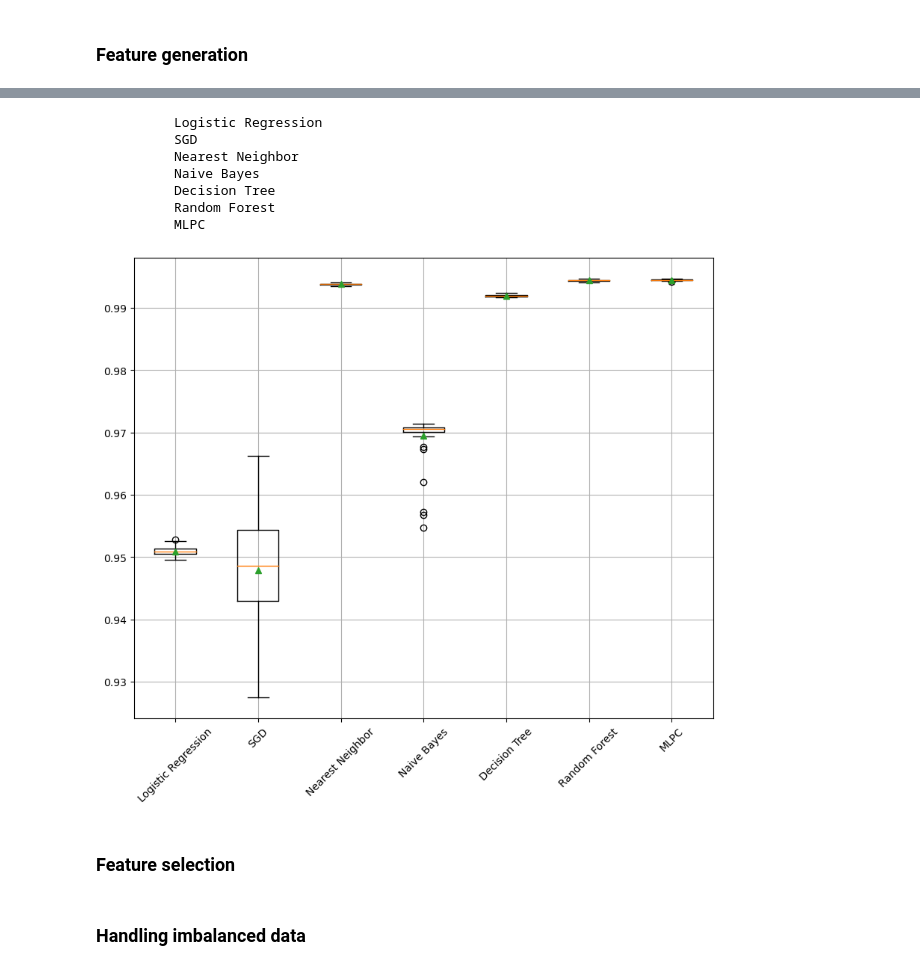
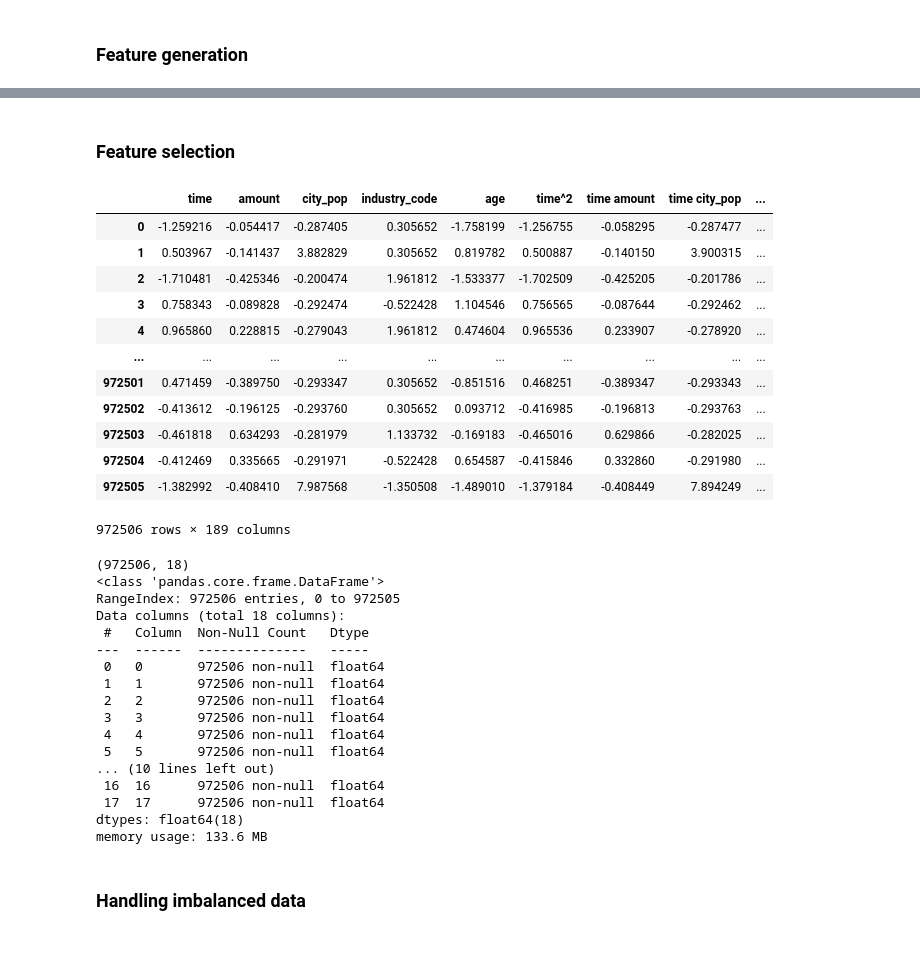
Before and after one commit to ArtemAntonov/Credit-Card-Transactions-Fraud-Detection, a Jupyter notebook: 2. Preprocessing.ipynb, the cells around one changed output, grey strips where cells are left out. Saved outputs shown, nothing was run; the diff lists cells and outputs as text; code cells hidden in the pictures.

```diff
--- a/2. Preprocessing.ipynb
+++ b/2. Preprocessing.ipynb
@@ -184,13 +104,48 @@ numpy.core._exceptions._ArrayMemoryError: Unable to allocate 1.04 GiB for an arr
-# %%
-evaluate(X_train, y_train)
-# %% [output]
-          Logistic Regression
-          SGD
-          Nearest Neighbor
-          Naive Bayes
-          Decision Tree
-          Random Forest
-          MLPC
-[figure, removed]
 # %% [markdown]
 ### Feature selection
+# %%
+X_train_num = pd.DataFrame(StandardScaler().fit_transform(X_train_num), columns=X_train_num.columns)
+# %%
+enc = OneHotEncoder(drop='first', sparse_output=False, dtype=bool)
+X_train_cat = pd.DataFrame(enc.fit_transform(X_train_cat), columns=enc.get_feature_names_out())
+# %%
+X_train = pd.concat([X_train_num, X_train_cat], axis=1)
+# %%
+X_train
+# %% [output]
+|  | time | amount | city_pop | industry_code | age | time^2 | time amount | time city_pop | ... |
+| 0 | -1.259216 | -0.054417 | -0.287405 | 0.305652 | -1.758199 | -1.256755 | -0.058295 | -0.287477 | ... |
+| 1 | 0.503967 | -0.141437 | 3.882829 | 0.305652 | 0.819782 | 0.500887 | -0.140150 | 3.900315 | ... |
+| 2 | -1.710481 | -0.425346 | -0.200474 | 1.961812 | -1.533377 | -1.702509 | -0.425205 | -0.201786 | ... |
+| 3 | 0.758343 | -0.089828 | -0.292474 | -0.522428 | 1.104546 | 0.756565 | -0.087644 | -0.292462 | ... |
+| 4 | 0.965860 | 0.228815 | -0.279043 | 1.961812 | 0.474604 | 0.965536 | 0.233907 | -0.278920 | ... |
+| ... | ... | ... | ... | ... | ... | ... | ... | ... | ... |
+| 972501 | 0.471459 | -0.389750 | -0.293347 | 0.305652 | -0.851516 | 0.468251 | -0.389347 | -0.293343 | ... |
+| 972502 | -0.413612 | -0.196125 | -0.293760 | 0.305652 | 0.093712 | -0.416985 | -0.196813 | -0.293763 | ... |
+| 972503 | -0.461818 | 0.634293 | -0.281979 | 1.133732 | -0.169183 | -0.465016 | 0.629866 | -0.282025 | ... |
+| 972504 | -0.412469 | 0.335665 | -0.291971 | -0.522428 | 0.654587 | -0.415846 | 0.332860 | -0.291980 | ... |
+| 972505 | -1.382992 | -0.408410 | 7.987568 | -1.350508 | -1.489010 | -1.379184 | -0.408449 | 7.894249 | ... |
+972506 rows × 189 columns
+# %%
+pca = PCA(n_components=0.99, copy=False)
+X_train_num = pd.DataFrame(pca.fit_transform(X_train_num))
+print(X_train_num.shape)
+X_train_num.info()
+# %% [output]
+(972506, 18)
+<class 'pandas.core.frame.DataFrame'>
+RangeIndex: 972506 entries, 0 to 972505
+Data columns (total 18 columns):
+ #   Column  Non-Null Count   Dtype
+---  ------  --------------   -----
+ 0   0       972506 non-null  float64
+ 1   1       972506 non-null  float64
+ 2   2       972506 non-null  float64
+ 3   3       972506 non-null  float64
+ 4   4       972506 non-null  float64
+ 5   5       972506 non-null  float64
+... (10 lines left out)
+ 16  16      972506 non-null  float64
+ 17  17      972506 non-null  float64
+dtypes: float64(18)
+memory usage: 133.6 MB
```
Also changed, not shown: parts of 11 cells of this notebook, 5 other files.
